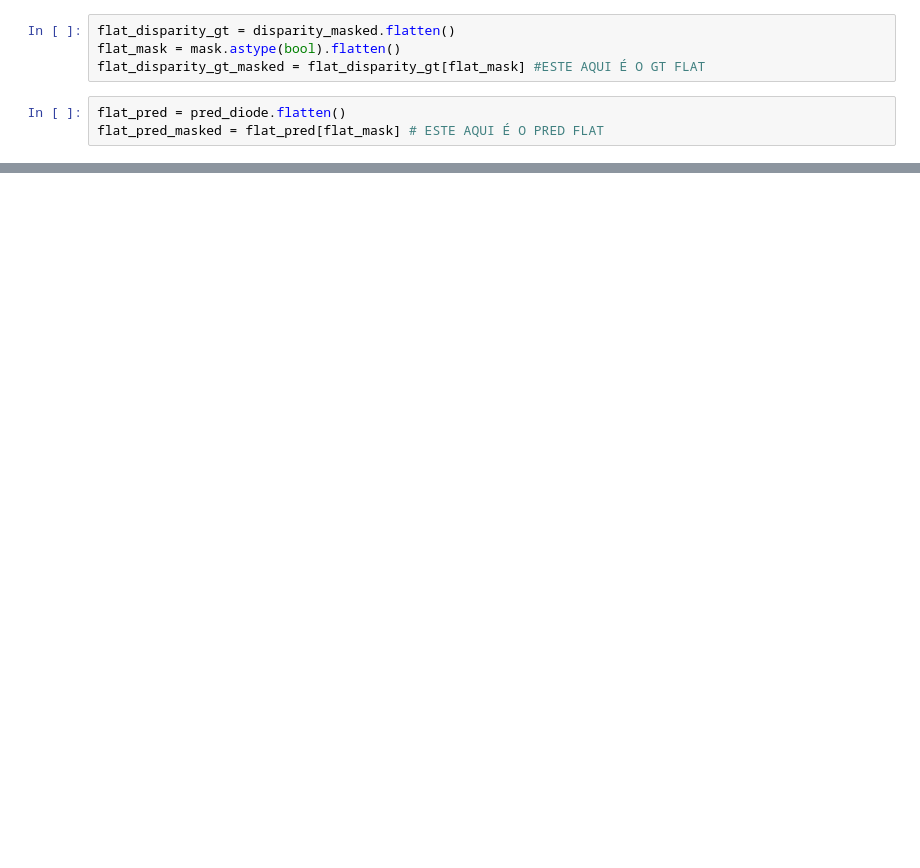
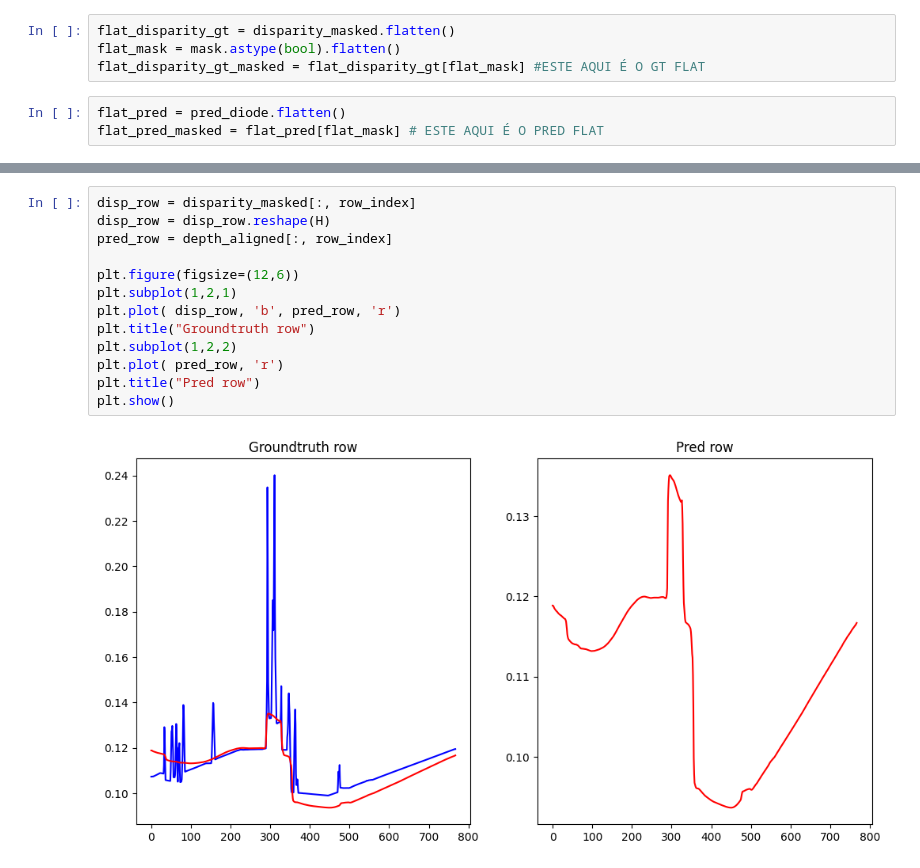
Before and after one commit to gkmocastro/depth-metrics-pavic, a Jupyter notebook: metrics.ipynb, the cells around one changed output, grey strips where cells are left out. Saved outputs shown, nothing was run; the diff lists cells and outputs as text; blank space fills up the shorter version.

```diff
--- a/metrics.ipynb
+++ b/metrics.ipynb
@@ -145,3 +165,18 @@ plt.show()
+# %%
+disp_row = disparity_masked[:, row_index]
+disp_row = disp_row.reshape(H)
+pred_row = depth_aligned[:, row_index]
+
+plt.figure(figsize=(12,6))
+plt.subplot(1,2,1)
+plt.plot( disp_row, 'b', pred_row, 'r')
+plt.title("Groundtruth row")
+plt.subplot(1,2,2)
+plt.plot( pred_row, 'r')
+plt.title("Pred row")
+plt.show()
+# %% [output]
+[figure, added]
 # %%
 plot_histogram(pred_diode)
 # %% [output]
```
Also changed, not shown: parts of 8 cells of this notebook.
